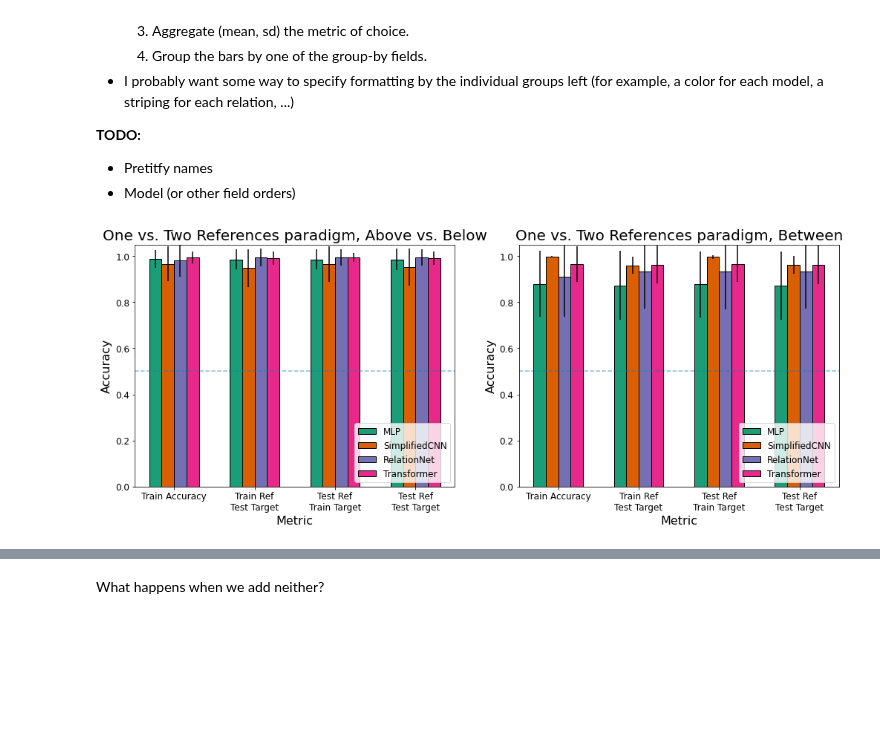
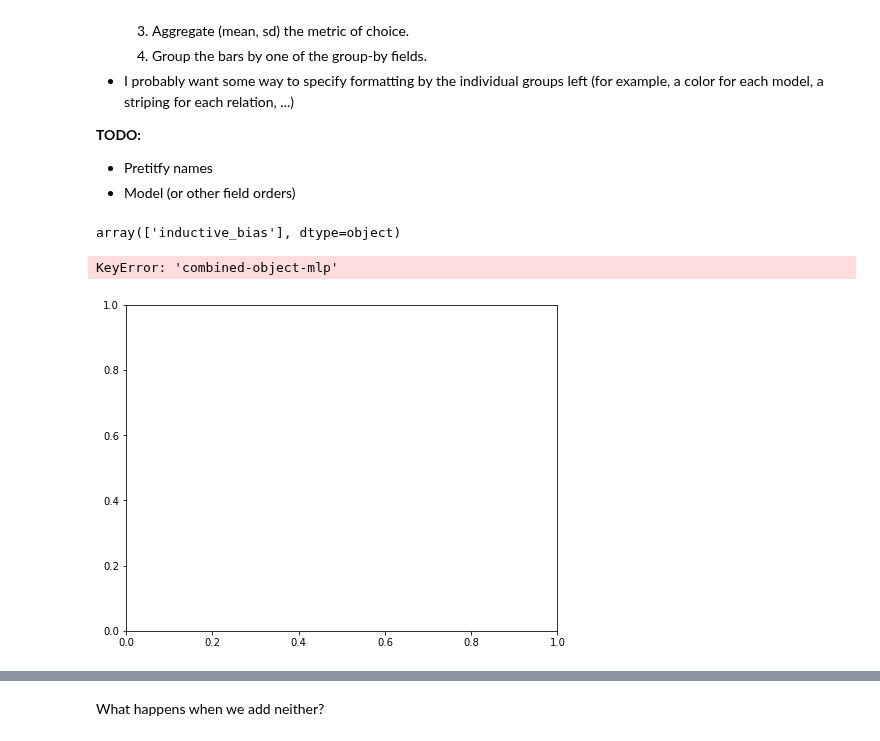
Before and after one commit to guydav/simple-relational-reasoning, a Jupyter notebook: notebooks/QuinnDataAnalysis.ipynb, the cells around one changed output, grey strips where cells are left out. Drawn from its saved outputs; the diff is of its cells as text; code cells hidden in the pictures; blank space fills up the shorter version.

```diff
--- a/notebooks/QuinnDataAnalysis.ipynb
+++ b/notebooks/QuinnDataAnalysis.ipynb
@@ -218,3 +254,12 @@ def fix_all_projects(entity='simple-relational-reasoning-fixed-checkpoints',
         results[condition] = fix_func(proj)
 
     return results
+# %%
+v0_projects = set()
+for proj in api.projects('quinn-relations'):
+    v0_projects.add(proj.name)
+
+for proj in api.projects('quinn-relations-v1'):
+    n = proj.name
+    if n in v0_projects:
+        v0_projects.remove(n)
@@ -305,6 +381,18 @@ if 'quinn_results_learning_curves' not in cache:
     cache = refresh_cache(cache)
 
 quinn_results_learning_curves = cache['quinn_results_learning_curves']
+# %%
+if 'quinn_results_v1' not in cache:
+    cache['quinn_results_v1'] = parse_all_projects(entity='quinn-relations-v1')
+    cache = refresh_cache(cache)
+
+quinn_results_v1 = cache['quinn_results_v1']
+
+if 'quinn_results_learning_curves_v1' not in cache:
+    cache['quinn_results_learning_curves_v1'] = parse_all_projects(entity='quinn-relations-v1', parse_key_func=parse_single_key_learning_curves)
+    cache = refresh_cache(cache)
+
+quinn_results_learning_curves_v1 = cache['quinn_results_learning_curves_v1']
 # %%
 CONDITION_FIELDS = list(Condition._fields)
 COLUMNS = CONDITION_FIELDS + ['model_name']
@@ -338,6 +426,12 @@ if 'quinn_results_df' not in cache:
     cache = refresh_cache(cache)
 
 quinn_results_df = cache['quinn_results_df']
+
+if 'quinn_results_v1_df' not in cache:
+    cache['quinn_results_v1_df'] = results_dict_to_df(quinn_results_v1)
+    cache = refresh_cache(cache)
+
+quinn_results_v1_df = cache['quinn_results_v1_df']
 # %%
 def parse_learning_curve_results(results_dict):
     full_results = {}
@@ -849,25 +943,30 @@ filtered_and_grouped_data = filter_and_group_learning_curve_data(quinn_parsed_le
+# %%
+quinn_results_v1_df.paradigm.unique()
+# %% [output]
+array(['inductive_bias'], dtype=object)
 # %%
 fig = plt.figure(figsize=(17, 6))
 
 above_below_ax = plt.subplot(1, 2, 1)
-create_bar_chart(quinn_results_df,
+create_bar_chart(quinn_results_v1_df,
                  filter_dict=dict(paradigm='one_or_two_references', model_config='default', relation='above_below'),
                  group_by_fields=('metric', 'model_name'),
                  metric=None, legend_loc='lower right',
 #                  save_path='default_5_16k_group_by_relation.pdf',
                  title='One vs. Two References paradigm, Above vs. Below', ax=above_below_ax
                 )
 
 between_ax = plt.subplot(1, 2, 2)
-create_bar_chart(quinn_results_df,
+create_bar_chart(quinn_results_v1_df,
                  filter_dict=dict(paradigm='one_or_two_references', model_config='default', relation='between'),
                  group_by_fields=('metric', 'model_name'),
                  metric=None, legend_loc='lower right',
 #                  save_path='default_5_16k_group_by_relation.pdf',
                  title='One vs. Two References paradigm, Between', ax=between_ax
                 )
 # %% [output]
+KeyError: 'combined-object-mlp'
-[figure, old version]
+[figure, new version]
 # %%
 fig = plt.figure(figsize=(17, 16))
 
```
Also changed, not shown: parts of 15 cells of this notebook, 2 other files.
